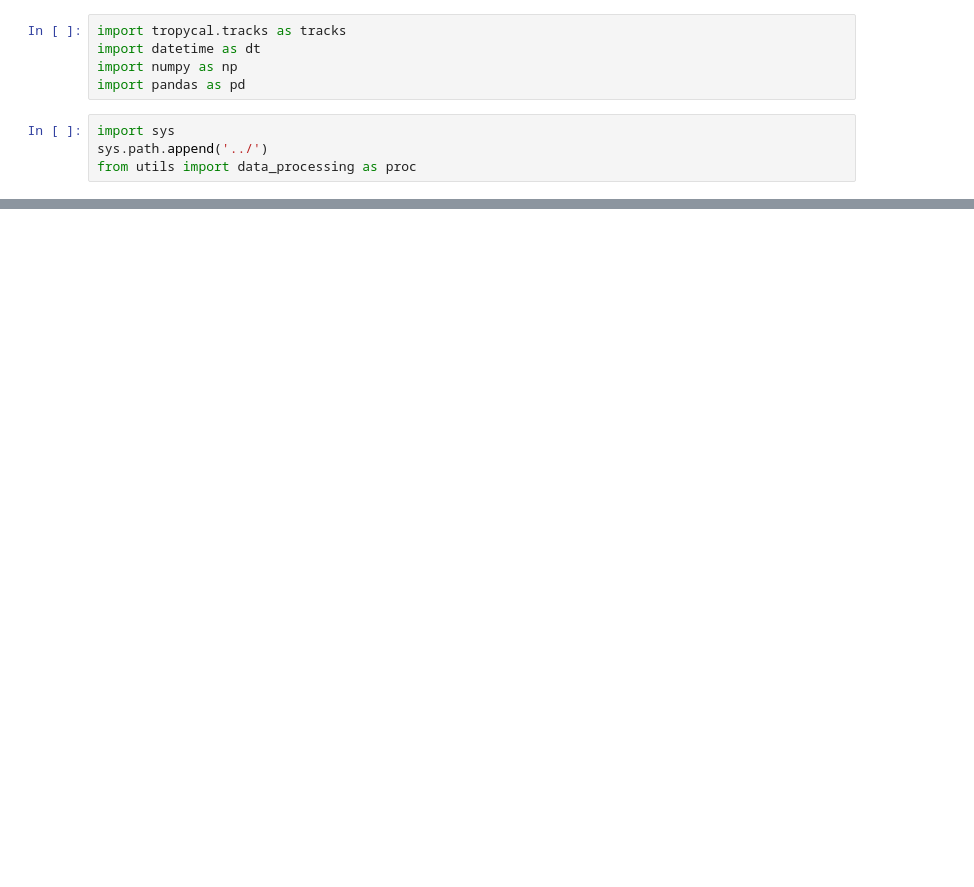
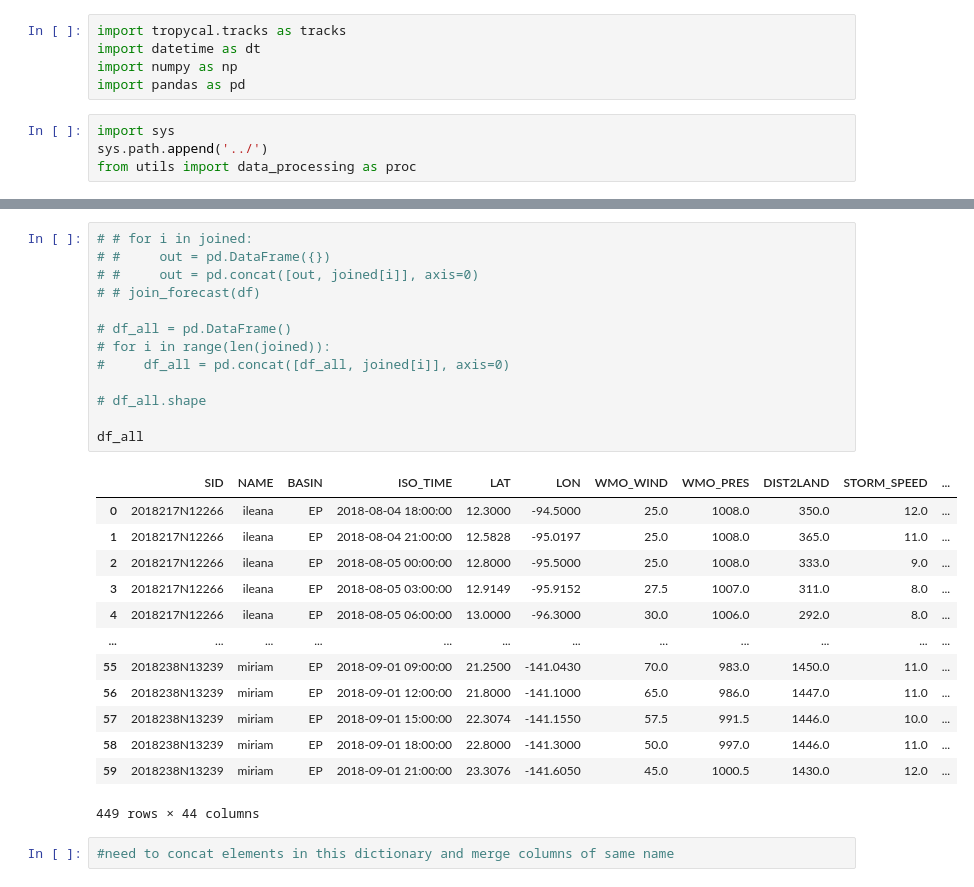
Before and after one commit to leobix/hurricast, a Jupyter notebook: nhc_baselines/Tropycal.ipynb, the cells around one changed output, grey strips where cells are left out. Cells and saved outputs as stored; diff of their text form; blank space fills up the shorter version.

Commit message:
correct adding forecast

```diff
--- a/nhc_baselines/Tropycal.ipynb
+++ b/nhc_baselines/Tropycal.ipynb
@@ -128,0 +254,29 @@ for tt in e:
+# %%
+# # for i in joined:
+# #     out = pd.DataFrame({})
+# #     out = pd.concat([out, joined[i]], axis=0)
+# # join_forecast(df)
+
+# df_all = pd.DataFrame()
+# for i in range(len(joined)):
+#     df_all = pd.concat([df_all, joined[i]], axis=0)
+
+# df_all.shape
+
+df_all
+# %% [output]
+|  | SID | NAME | BASIN | ISO_TIME | LAT | LON | WMO_WIND | WMO_PRES | DIST2LAND | STORM_SPEED | ... |
+| 0 | 2018217N12266 | ileana | EP | 2018-08-04 18:00:00 | 12.3000 | -94.5000 | 25.0 | 1008.0 | 350.0 | 12.0 | ... |
+| 1 | 2018217N12266 | ileana | EP | 2018-08-04 21:00:00 | 12.5828 | -95.0197 | 25.0 | 1008.0 | 365.0 | 11.0 | ... |
+| 2 | 2018217N12266 | ileana | EP | 2018-08-05 00:00:00 | 12.8000 | -95.5000 | 25.0 | 1008.0 | 333.0 | 9.0 | ... |
+| 3 | 2018217N12266 | ileana | EP | 2018-08-05 03:00:00 | 12.9149 | -95.9152 | 27.5 | 1007.0 | 311.0 | 8.0 | ... |
+| 4 | 2018217N12266 | ileana | EP | 2018-08-05 06:00:00 | 13.0000 | -96.3000 | 30.0 | 1006.0 | 292.0 | 8.0 | ... |
+| ... | ... | ... | ... | ... | ... | ... | ... | ... | ... | ... | ... |
+| 55 | 2018238N13239 | miriam | EP | 2018-09-01 09:00:00 | 21.2500 | -141.0430 | 70.0 | 983.0 | 1450.0 | 11.0 | ... |
+| 56 | 2018238N13239 | miriam | EP | 2018-09-01 12:00:00 | 21.8000 | -141.1000 | 65.0 | 986.0 | 1447.0 | 11.0 | ... |
+| 57 | 2018238N13239 | miriam | EP | 2018-09-01 15:00:00 | 22.3074 | -141.1550 | 57.5 | 991.5 | 1446.0 | 10.0 | ... |
+| 58 | 2018238N13239 | miriam | EP | 2018-09-01 18:00:00 | 22.8000 | -141.3000 | 50.0 | 997.0 | 1446.0 | 11.0 | ... |
+| 59 | 2018238N13239 | miriam | EP | 2018-09-01 21:00:00 | 23.3076 | -141.6050 | 45.0 | 1000.5 | 1430.0 | 12.0 | ... |
+449 rows × 44 columns
+# %%
+#need to concat elements in this dictionary and merge columns of same name
```
Also changed, not shown: parts of 13 cells of this notebook, 2 other files.
